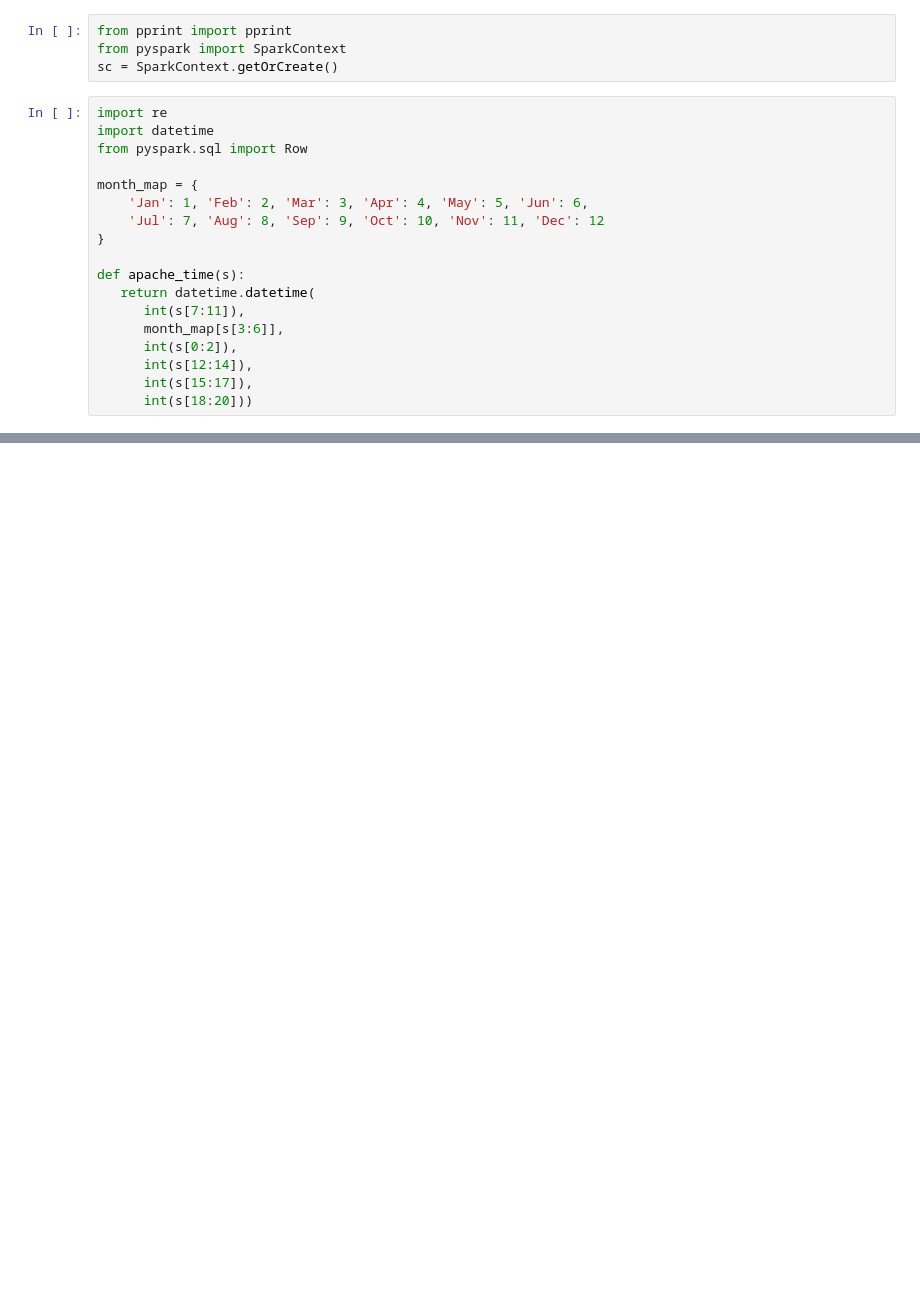
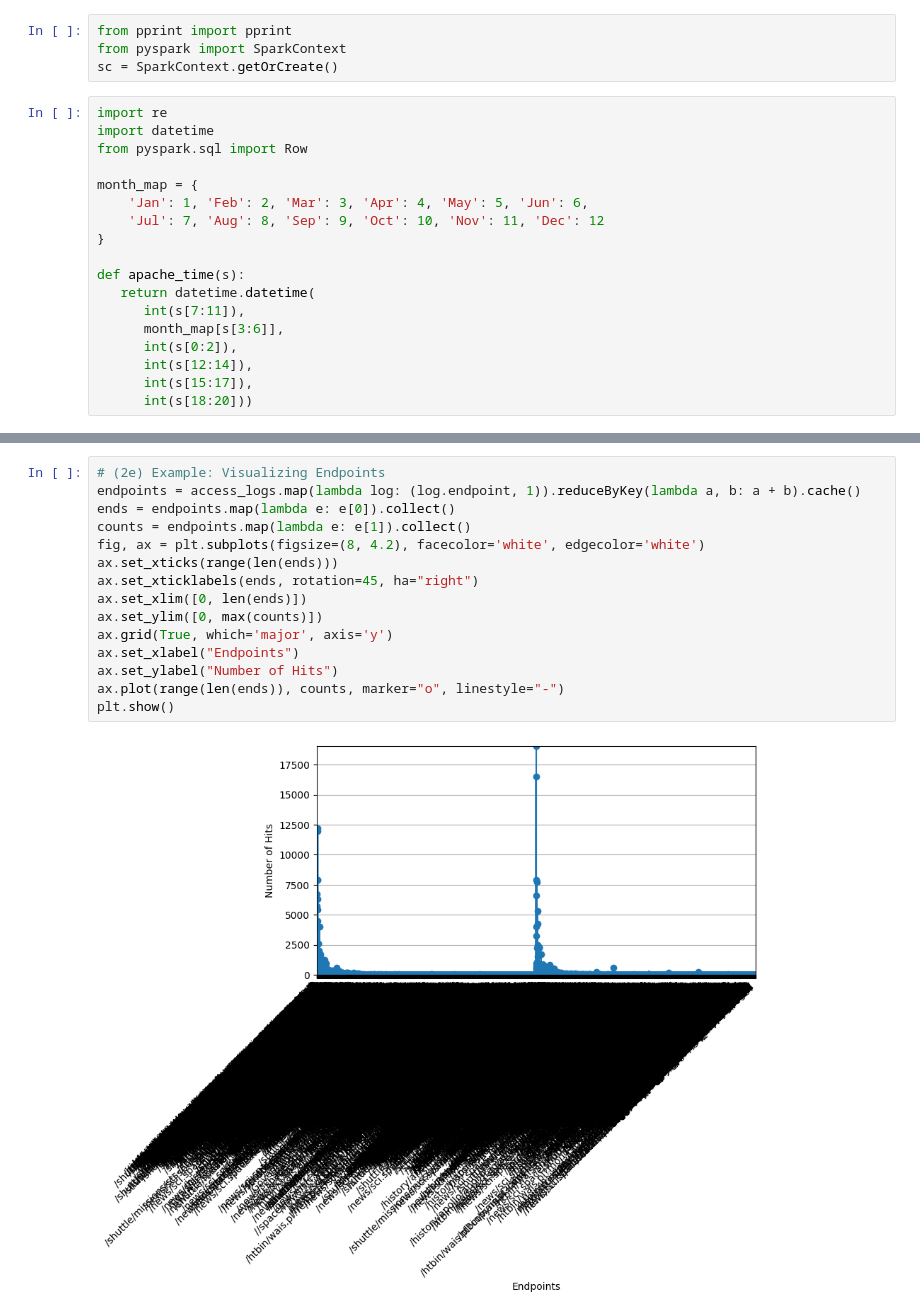
Before and after one commit to LCherryholmes/SNOBOL4python, a Jupyter notebook: CSCI-573/CSCI_573_assignment2.ipynb, the cells around one changed output, grey strips where cells are left out. Drawn from its saved outputs; the diff is of its cells as text; blank space fills up the shorter version.

```diff
--- a/CSCI-573/CSCI_573_assignment2.ipynb
+++ b/CSCI-573/CSCI_573_assignment2.ipynb
@@ -106,0 +167,17 @@ Read 314876 lines, successfully parsed 314876 lines, failed to parse 0 lines
+# %%
+# (2e) Example: Visualizing Endpoints
+endpoints = access_logs.map(lambda log: (log.endpoint, 1)).reduceByKey(lambda a, b: a + b).cache()
+ends = endpoints.map(lambda e: e[0]).collect()
+counts = endpoints.map(lambda e: e[1]).collect()
+fig, ax = plt.subplots(figsize=(8, 4.2), facecolor='white', edgecolor='white')
+ax.set_xticks(range(len(ends)))
+ax.set_xticklabels(ends, rotation=45, ha="right")
+ax.set_xlim([0, len(ends)])
+ax.set_ylim([0, max(counts)])
+ax.grid(True, which='major', axis='y')
+ax.set_xlabel("Endpoints")
+ax.set_ylabel("Number of Hits")
+ax.plot(range(len(ends)), counts, marker="o", linestyle="-")
+plt.show()
+# %% [output]
+[figure, added]
```
Also changed, not shown: parts of 16 cells of this notebook.
